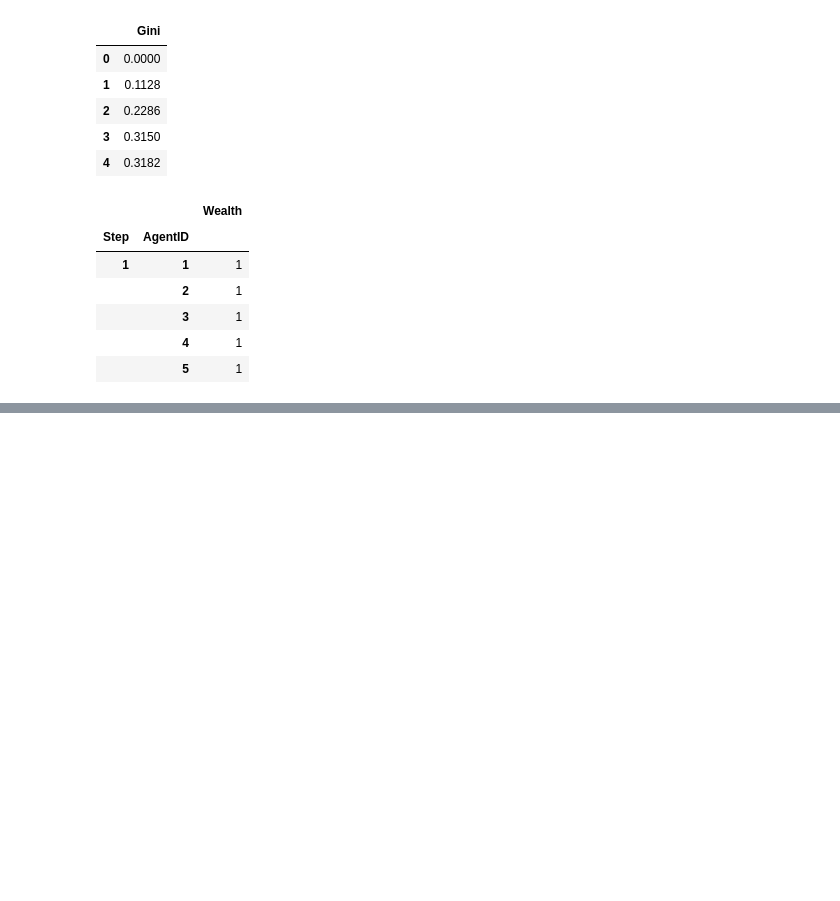
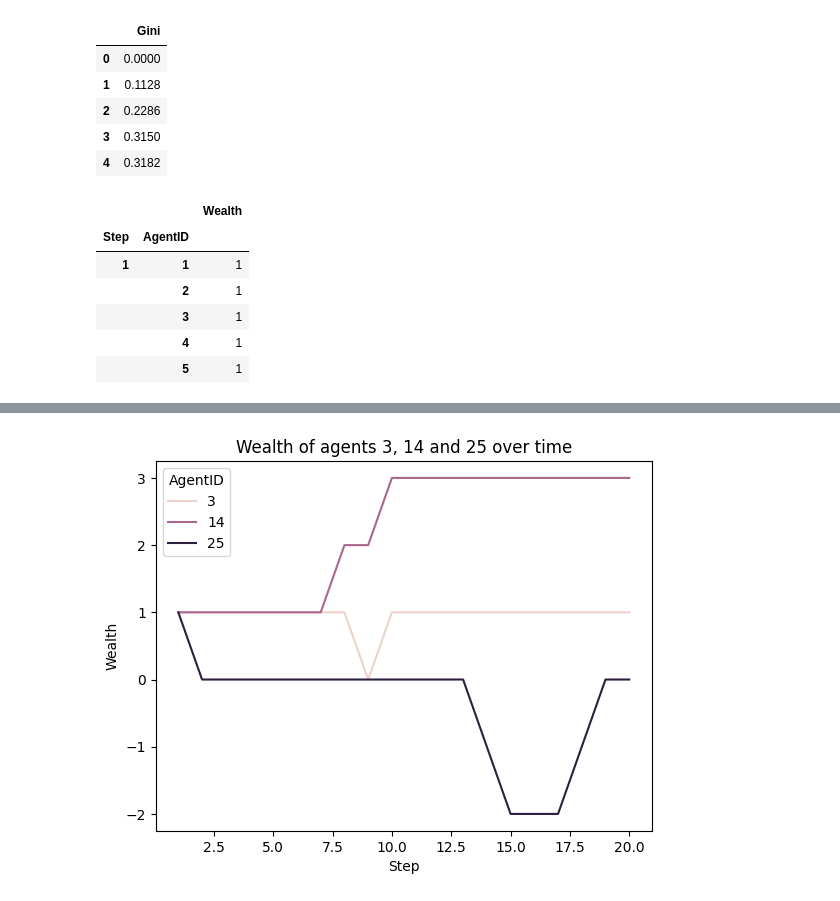
Before and after one commit to JuanRobledo12/housing_sd_model, a Jupyter notebook: src/tutorials/mesa_abm_tutorial.ipynb, the cells around one changed output, grey strips where cells are left out. Cells and saved outputs as stored; diff of their text form; code cells hidden in the pictures; blank space fills up the shorter version.

```diff
--- a/src/tutorials/mesa_abm_tutorial.ipynb
+++ b/src/tutorials/mesa_abm_tutorial.ipynb
@@ -96,0 +121,12 @@ agent_wealth.head()
+# %%
+agent_list = [3, 14, 25]
+
+# Get the wealth of multiple agents over time
+multiple_agents_wealth = agent_wealth[
+    agent_wealth.index.get_level_values("AgentID").isin(agent_list)
+]
+# Plot the wealth of multiple agents over time
+g = sns.lineplot(data=multiple_agents_wealth, x="Step", y="Wealth", hue="AgentID")
+g.set(title="Wealth of agents 3, 14 and 25 over time");
+# %% [output]
+[figure, added]
```
Also changed, not shown: parts of 5 cells of this notebook.
